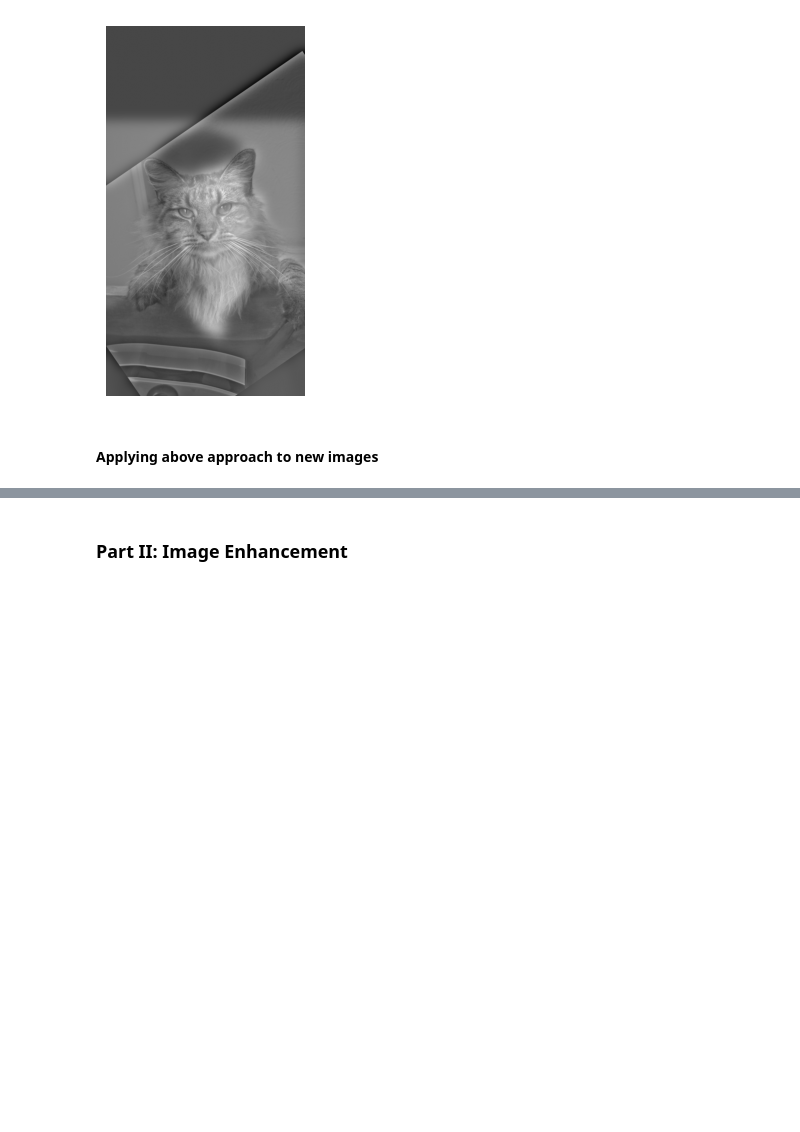
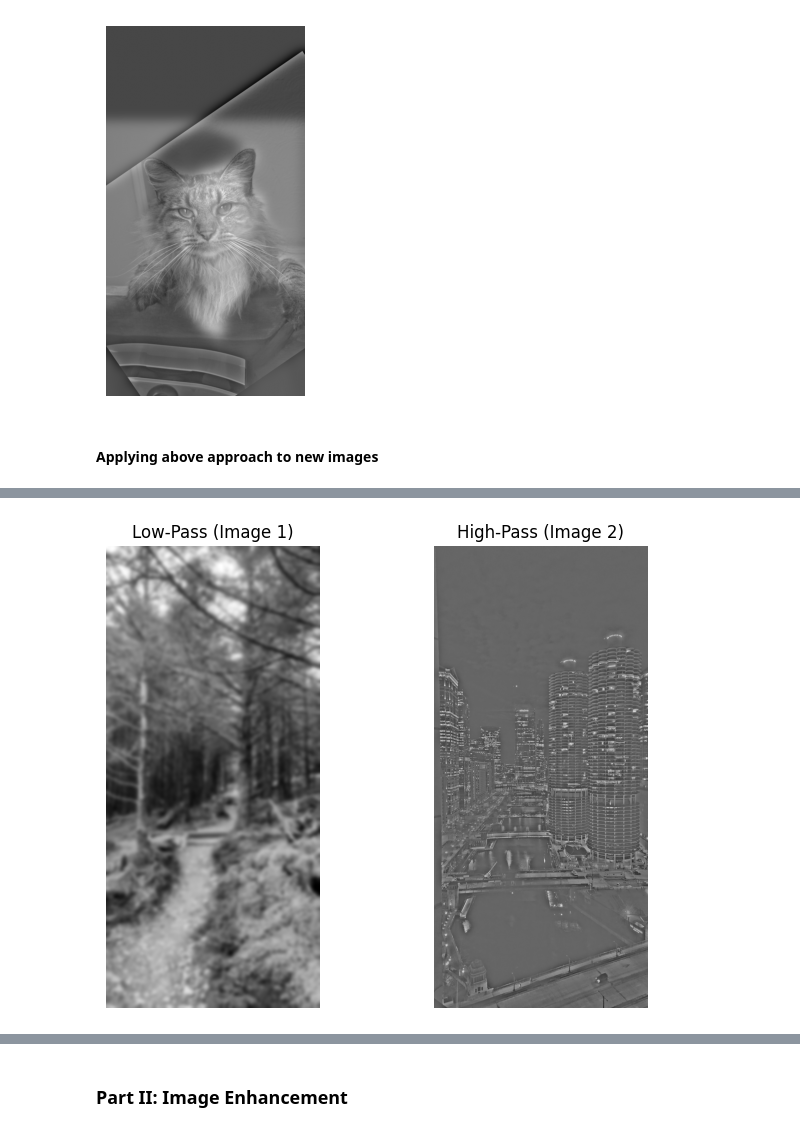
Before and after one commit to qasimza/hybrid-images, a Jupyter notebook: CS445_Proj1_Starter.ipynb, the cells around one changed output, grey strips where cells are left out. Cells and saved outputs as stored; diff of their text form; code cells hidden in the pictures; blank space fills up the shorter version.

```diff
--- a/CS445_Proj1_Starter.ipynb
+++ b/CS445_Proj1_Starter.ipynb
@@ -100,6 +100,22 @@ def hybridImage(im1, im2, sigma_low, sigma_high):
     # Combine the low-pass and high-pass filtered images by averaging them
     hybrid_image = (im1_low_pass + im2_high_pass) / 2
 
+    # Plot the filtered images
+    plt.figure(figsize=(12, 6))
+
+    plt.subplot(1,3,1)
+    plt.imshow(im1_low_pass, cmap='gray')
+    plt.title('Low-Pass (Image 1)')
+    plt.axis('off')
+
+    plt.subplot(1,3,2)
+    plt.imshow(im2_high_pass, cmap='gray')
+    plt.title('High-Pass (Image 2)')
+    plt.axis('off')
+
+    plt.show()
+
+
     # Return the hybrid image
     return hybrid_image
 # %% [markdown]
@@ -164,0 +205,9 @@ cropped_object = utils.interactive_crop(im_hybrid)
+# %%
+# Create hybrid image
+
+sigma_low = 15 # choose parameters that work for your images
+sigma_high = 30
+
+im_hybrid = hybridImage(im1, im2, sigma_low, sigma_high)
+# %% [output]
+[figure, added]
```
Also changed, not shown: parts of 13 cells of this notebook, 12 other files.
